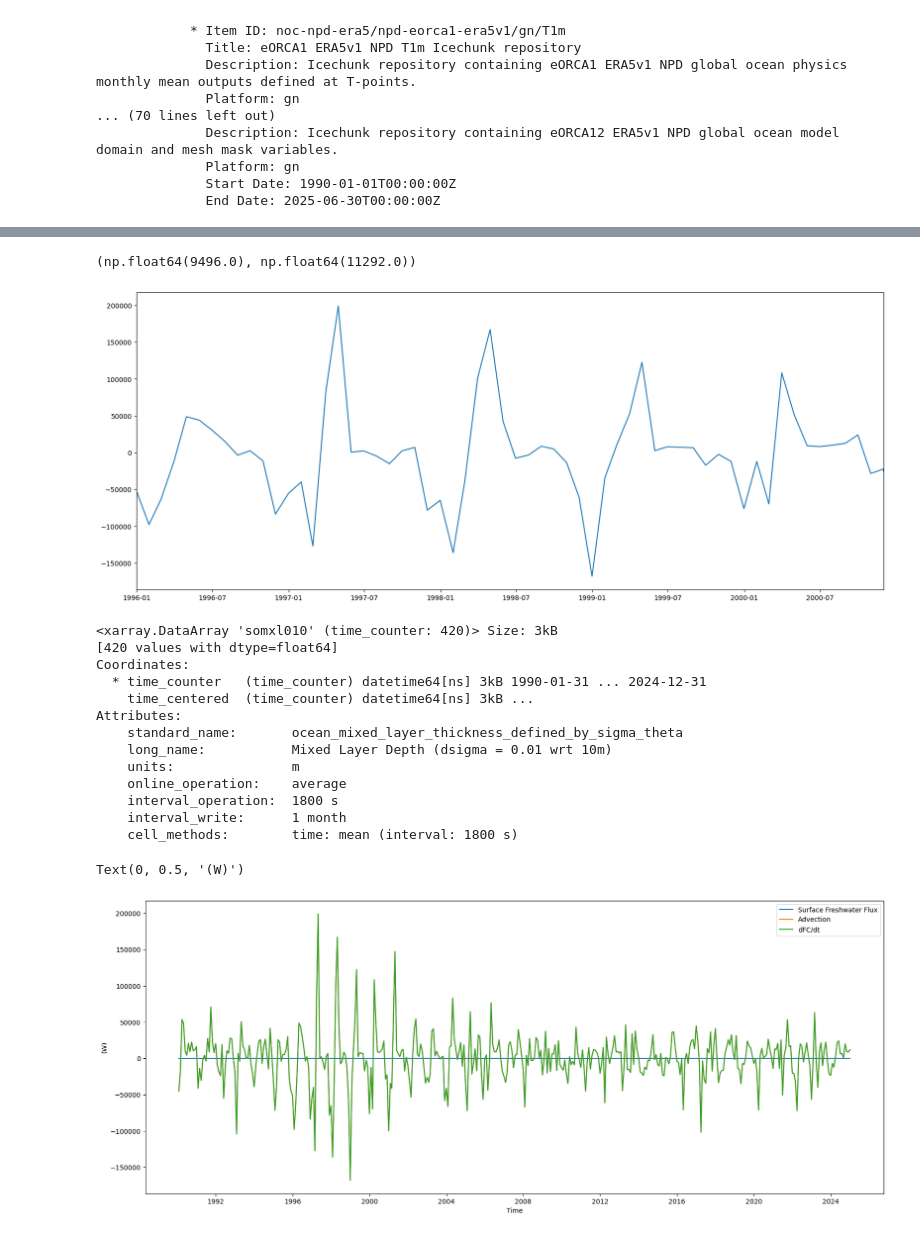
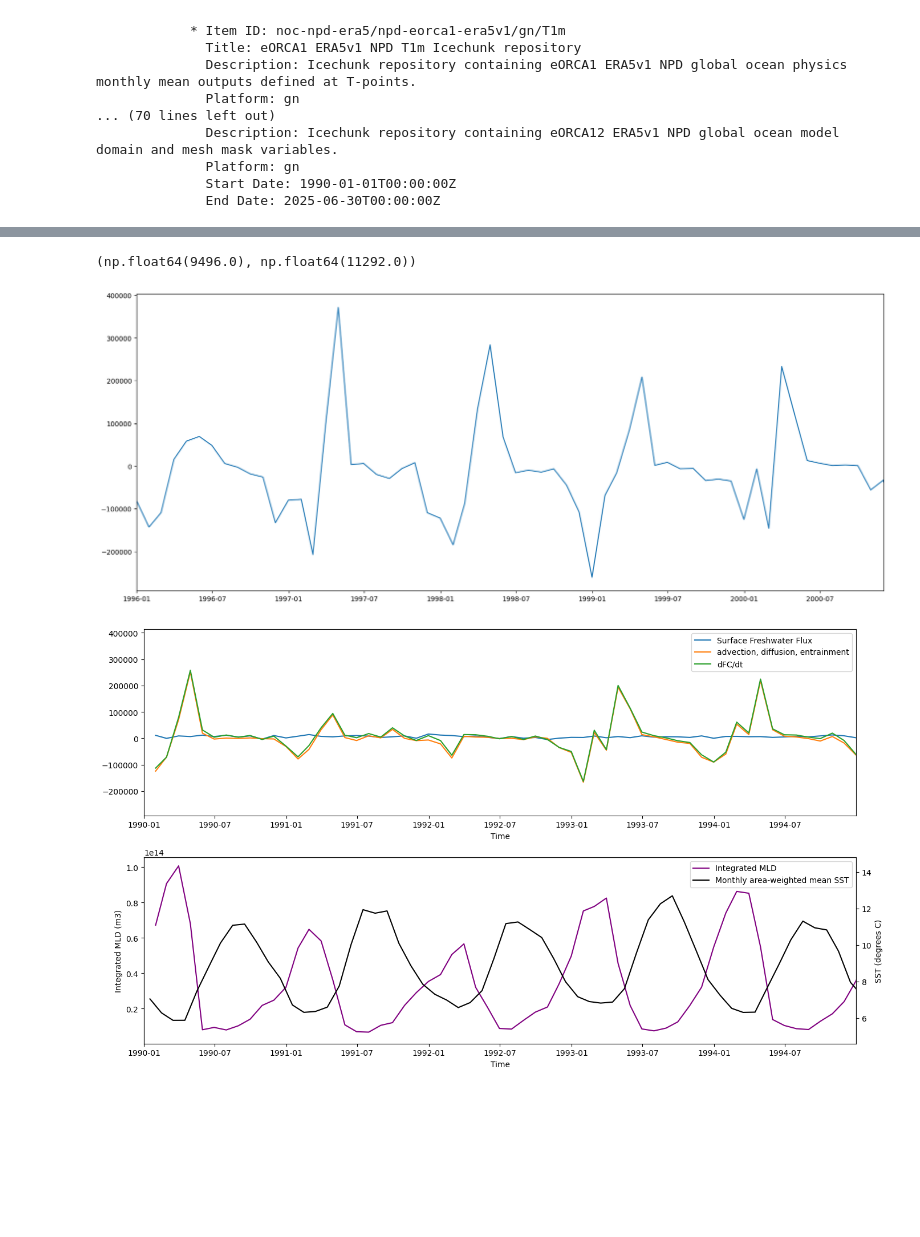
Before and after one commit to Tom-A-H/All-Code-, a Jupyter notebook: Hillary/BUDGET ANALYSIS/Freshwater Budget first attempt/MLD Freshwater Budget.ipynb, the cells around one changed output, grey strips where cells are left out. Cells and saved outputs as stored; diff of their text form; code cells hidden in the pictures; blank space fills up the shorter version.

Commit message:
12th May - morning
Prior to changing SST/MLD plots

```diff
--- a/Hillary/BUDGET ANALYSIS/Freshwater Budget first attempt/MLD Freshwater Budget.ipynb
+++ b/Hillary/BUDGET ANALYSIS/Freshwater Budget first attempt/MLD Freshwater Budget.ipynb
@@ -191,9 +120,13 @@ integrated_MLD.to_netcdf('integrated_MLD3.nc')
 # %%
 # Start from here
 
-dFCbydt = xr.open_dataset('dFCbydt3.nc')['__xarray_dataarray_variable__']
-surface_flux = xr.open_dataset('surface_flux3.nc')['Downward freshwater flux']
-integrated_MLD = xr.open_dataset('integrated_MLD3.nc')['somxl010']
+dFCbydt = xr.open_dataset('dFCbydt.nc')['__xarray_dataarray_variable__']
+surface_flux = xr.open_dataset('surface_flux_again.nc')['sowaflup']
+integrated_MLD = xr.open_dataset('integrated_MLD.nc')['somxl010']
+SSTs = xr.open_dataset('Monthly_SSTs.nc')['tos_con']
+SSSs = xr.open_dataset('Monthly_SSSs.nc')['sos_abs']
+SSSvals = SSSs.values
+SSTvals = SSTs.values
 # %%
 # Calculate advective term and ratios
 
@@ -226,35 +159,31 @@ ax.plot(residuals['time_counter'], residuals)
 ax.set_xlim(np.datetime64('1996-01-01'), np.datetime64('2000-12-01'))
 # %% [output]
 (np.float64(9496.0), np.float64(11292.0))
-[figure, old version]
+[figure, new version]
-# %%
-integrated_MLD
-# %% [output]
-<xarray.DataArray 'somxl010' (time_counter: 420)> Size: 3kB
-[420 values with dtype=float64]
-Coordinates:
-  * time_counter   (time_counter) datetime64[ns] 3kB 1990-01-31 ... 2024-12-31
-    time_centered  (time_counter) datetime64[ns] 3kB ...
-Attributes:
-    standard_name:       ocean_mixed_layer_thickness_defined_by_sigma_theta
-    long_name:           Mixed Layer Depth (dsigma = 0.01 wrt 10m)
-    units:               m
-    online_operation:    average
-    interval_operation:  1800 s
-    interval_write:      1 month
-    cell_methods:        time: mean (interval: 1800 s)
 # %%
-# Surface heat flux vs Advwection vs dH/dt
+# Surface freshwater flux vs Advwection vs dFC/dt
 
-fig, ax = plt.subplots(figsize = (20, 8))
+fig, ax = plt.subplots(2, 1, figsize = (14, 8))
 
-ax.plot(surface_flux['time_counter'], surface_flux, label = 'Surface Freshwater Flux')
-ax.plot(residuals['time_counter'], residuals, label = 'Advection')
-ax.plot(dFCbydt['time_counter'], dFCbydt, label = 'dFC/dt')
-ax.legend(loc = 'best')
-# ax.set_xlim(np.datetime64('1996-01-01'), np.datetime64('2000-12-01'))
-ax.set_xlabel('Time')
-ax.set_ylabel('(W)')
+ax[0].plot(surface_flux['time_counter'], surface_flux, label = 'Surface Freshwater Flux')
+ax[0].plot(residuals['time_counter'], residuals, label = 'advection, diffusion, entrainment')
+ax[0].plot(dFCbydt['time_counter'], dFCbydt, label = 'dFC/dt')
+ax[0].legend(loc = 'best')
+ax[0].set_xlim(np.datetime64('1990-01-01'), np.datetime64('1994-12-31'))
+ax[0].set_xlabel('Time')
+
+ax2 = ax[1].twinx()
+l1 = ax[1].plot(integrated_MLD['time_counter'], integrated_MLD, label = 'Integrated MLD', color = 'purple')
+l2 = ax2.plot(SSTs['time_counter'], SSTs, label = 'Monthly area-weighted mean SST', color = 'k')
+ax[1].set_ylabel('Integrated MLD (m3)')
+ax2.set_ylabel('SST (degrees C)')
+lines = l1 + l2
+labels = [l.get_label() for l in lines]
+ax[1].legend(lines, labels, loc='best')
+ax[1].set_xlim(np.datetime64('1990-01-01'), np.datetime64('1994-12-31'))
+ax[1].set_xlabel('Time')
+
+plt.tight_layout()
+plt.show()
 # %% [output]
-Text(0, 0.5, '(W)')
-[figure, old version]
+[figure, new version]
```
Also changed, not shown: parts of 16 cells of this notebook, 12 other files.
